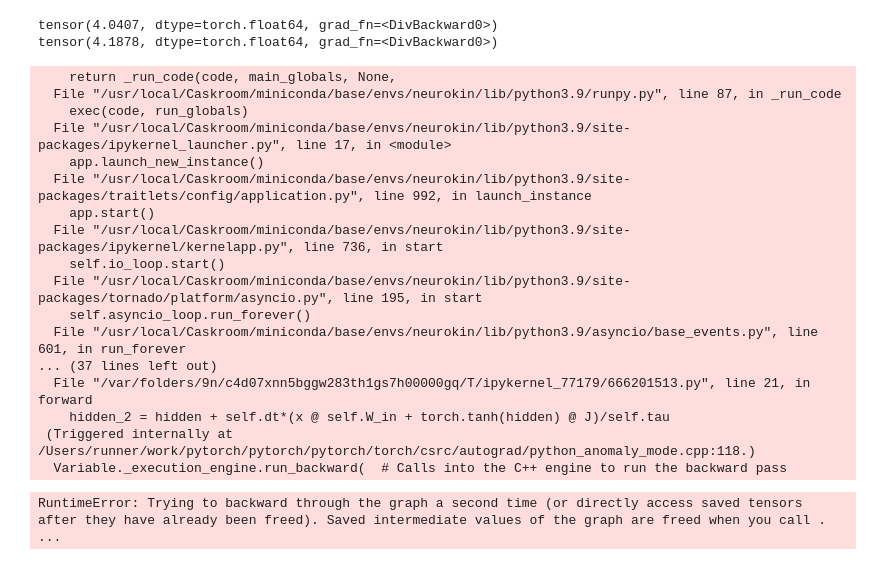
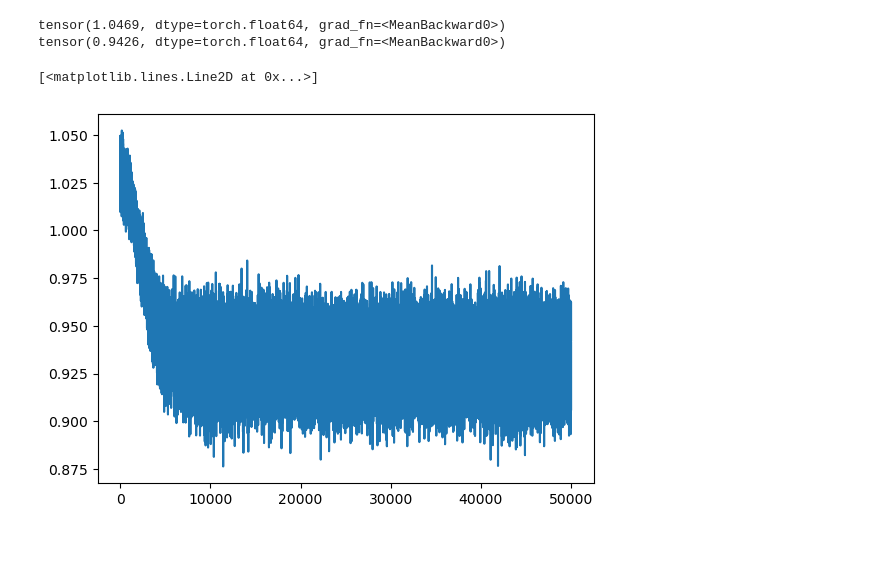
Before and after one commit to lfogarty98/mhbf_pt, a Jupyter notebook: Project/scratch.ipynb, the cells around one changed output. Saved outputs shown, nothing was run; the diff lists cells and outputs as text; code cells hidden in the pictures.

```diff
--- a/Project/scratch.ipynb
+++ b/Project/scratch.ipynb
@@ -76,84 +74,80 @@ wi (xi):
 # %%
 class LowRankRNN(nn.Module):
-    def __init__(self, input_dim, hidden_dim, output_dim, dt, tau):
+    def __init__(self, input_dim: int, hidden_dim: int, output_dim: int, dt: float, tau: float):
         super(LowRankRNN, self).__init__()
+        self.input_dim = input_dim
         self.hidden_dim = hidden_dim
+        self.output_dim = output_dim
         self.dt = dt
         self.tau = tau
 
         # Initialize trainable parameters
-        self.W_in = torch.normal(0, 1, size=(input_dim, hidden_dim), dtype=torch.float32)
-        self.W_out = torch.normal(0, 4, size=(input_dim, hidden_dim), dtype=torch.float32)
+        self.W_in = torch.normal(0, 1, size=(self.input_dim, self.hidden_dim), dtype=torch.float32)
+        self.W_out = torch.normal(0, 4, size=(self.hidden_dim, self.output_dim), dtype=torch.float32)
 
         # Left and right connectivity vectors
-        self.m = nn.Parameter(torch.normal(0, 1, size=(hidden_dim, )))
-        self.n = nn.Parameter(torch.normal(0, 1, size=(hidden_dim, )))
+        self.m = nn.Parameter(torch.normal(0, 1, size=(self.hidden_dim, )))
+        self.n = nn.Parameter(torch.normal(0, 1, size=(self.hidden_dim, )))
 
-    def forward(self, x, hidden):
+    def forward(self, x: torch.Tensor, hidden: torch.Tensor) -> torch.Tensor:
         # Recurrent connectivity matrix
-        J = torch.outer(self.m, self.n)  # Construct low-rank J
+        J = torch.outer(self.m, self.n)/self.hidden_dim  # Construct low-rank J
 
         # Compute hidden stat
-        hidden_2 = hidden + self.dt*(x @ self.W_in + torch.tanh(hidden) @ J)/self.tau
+        hidden_2 = hidden + (-hidden + x @ self.W_in + torch.tanh(hidden) @ J)*self.dt/self.tau
 
         # Compute output
-        output = (torch.tanh(hidden_2) @ self.W_out.T)/self.hidden_dim
+        output = (torch.tanh(hidden_2) @ self.W_out)/self.hidden_dim
 
         return output
 
-def train(rnn, optimizer, loss_fn, hidden_0, mini_batch_size = 32, n_iter = 1000):
-
-    for iter in range(n_iter):
+def train(rnn: LowRankRNN, optimizer: torch.optim.Optimizer, loss_fn: Callable, hidden_0: torch.Tensor, mini_batch_size: int = 32, n_iter: int = 1000, seed: int = 123, threshold: float = 5e-2) -> np.array:
+    np.random.seed(seed)
+    losses = np.zeros(n_iter)
+    for i in range(n_iter):
         #generate input
         x, y, _ = generate_random_stimuli(mini_batch_size)
+
+        #reset gradient
+        optimizer.zero_grad()
 
         #generate output, and hidden states
         output = rnn(x, hidden_0)
 
         #compute loss on output
         loss = loss_fn(output, y)
-        print(loss)
-        #propagate it back
+        losses[i] = loss
+        if i == 0 or i == n_iter - 1:
+            print(loss)
+        if loss <= threshold:
+            print(f"Converged to loss <= {threshold} at iteration {i}")
+
+        #Calculate gradients
         loss.backward()
-
         #update m and n
         optimizer.step()
 
-        #reset gradient
-        optimizer.zero_grad()
+    return losses
 
-def MSE(outputs, targets, consider_last = 15):
-    return torch.sum((outputs[:,consider_last:] - torch.reshape(targets,(-1, 1))) ** 2)/(len(targets)*consider_last)
+def MSE(outputs: torch.Tensor, targets: torch.Tensor, consider_last: int = 15):
+    return torch.mean((outputs[:,-consider_last:] - torch.reshape(targets, (-1, 1))) ** 2)
 
 torch.autograd.set_detect_anomaly(True)
 # Example usage
 input_dim = 75
 hidden_dim = 128
-output_dim = 1
+output_dim = 75
 mini_batch_size = 32
-hidden_0 = torch.zeros((mini_batch_size, hidden_dim))
+hidden_0 = torch.empty((mini_batch_size, hidden_dim))
 rnn = LowRankRNN(input_dim, hidden_dim, output_dim, 20, 100)
 optimizer = torch.optim.Adam(rnn.parameters(), lr = 5e-03)
 
-train(rnn, optimizer, MSE, hidden_0, mini_batch_size)
+losses = train(rnn, optimizer, MSE, hidden_0, mini_batch_size, 50000)
 # %% [output]
-tensor(4.0407, dtype=torch.float64, grad_fn=<DivBackward0>)
-tensor(4.1878, dtype=torch.float64, grad_fn=<DivBackward0>)
+tensor(1.0469, dtype=torch.float64, grad_fn=<MeanBackward0>)
+tensor(0.9426, dtype=torch.float64, grad_fn=<MeanBackward0>)
-    return _run_code(code, main_globals, None,
-  File "/usr/local/Caskroom/miniconda/base/envs/neurokin/lib/python3.9/runpy.py", line 87, in _run_code
-    exec(code, run_globals)
-  File "/usr/local/Caskroom/miniconda/base/envs/neurokin/lib/python3.9/site-packages/ipykernel_launcher.py", line 17, in <module>
-    app.launch_new_instance()
-  File "/usr/local/Caskroom/miniconda/base/envs/neurokin/lib/python3.9/site-packages/traitlets/config/application.py", line 992, in launch_instance
-    app.start()
-  File "/usr/local/Caskroom/miniconda/base/envs/neurokin/lib/python3.9/site-packages/ipykernel/kernelapp.py", line 736, in start
-    self.io_loop.start()
-  File "/usr/local/Caskroom/miniconda/base/envs/neurokin/lib/python3.9/site-packages/tornado/platform/asyncio.py", line 195, in start
-    self.asyncio_loop.run_forever()
-  File "/usr/local/Caskroom/miniconda/base/envs/neurokin/lib/python3.9/asyncio/base_events.py", line 601, in run_forever
-... (37 lines left out)
-  File "/var/folders/9n/c4d07xnn5bggw283th1gs7h00000gq/T/ipykernel_77179/666201513.py", line 21, in forward
-    hidden_2 = hidden + self.dt*(x @ self.W_in + torch.tanh(hidden) @ J)/self.tau
- (Triggered internally at /Users/runner/work/pytorch/pytorch/pytorch/torch/csrc/autograd/python_anomaly_mode.cpp:118.)
-  Variable._execution_engine.run_backward(  # Calls into the C++ engine to run the backward pass
-RuntimeError: Trying to backward through the graph a second time (or directly access saved tensors after they have already been freed). Saved intermediate values of the graph are freed when you call . ...
+# %%
+plt.plot(losses)
+# %% [output]
+[<matplotlib.lines.Line2D at 0x...>]
+[figure, added]
```
Also changed, not shown: parts of 6 cells of this notebook.
